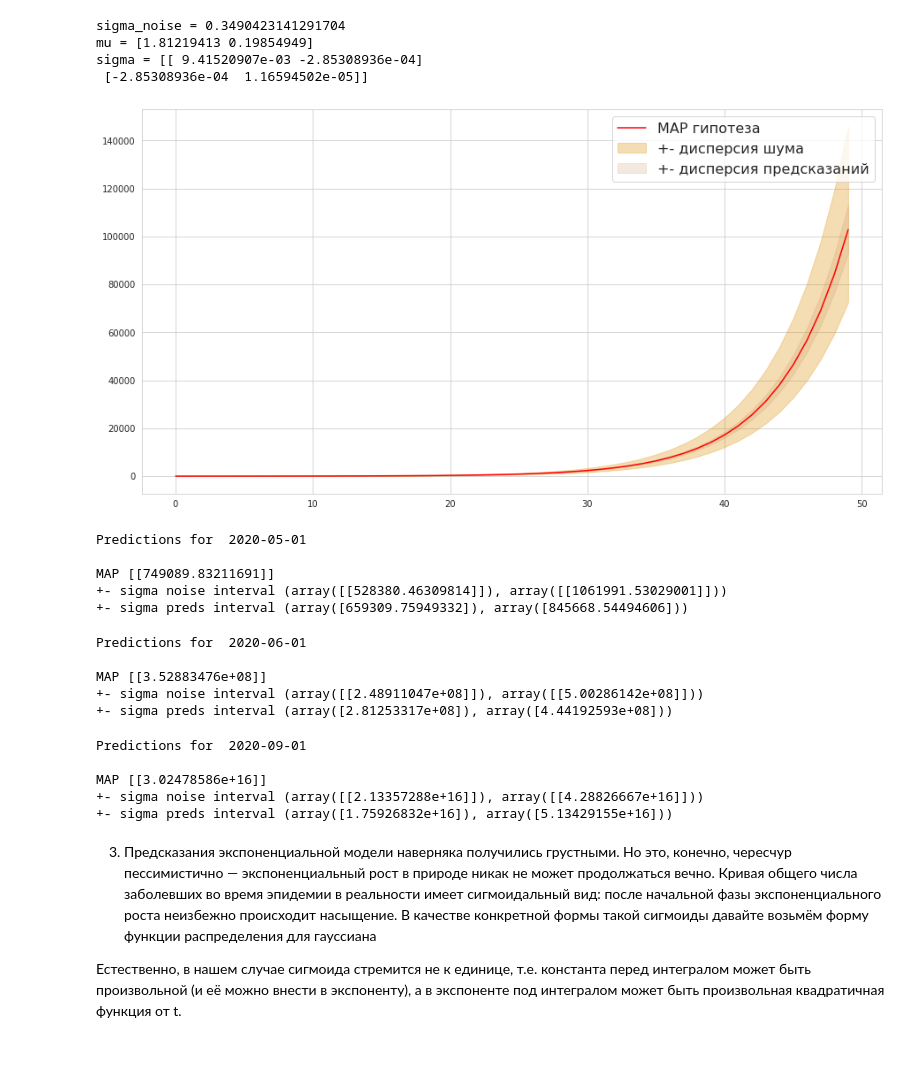
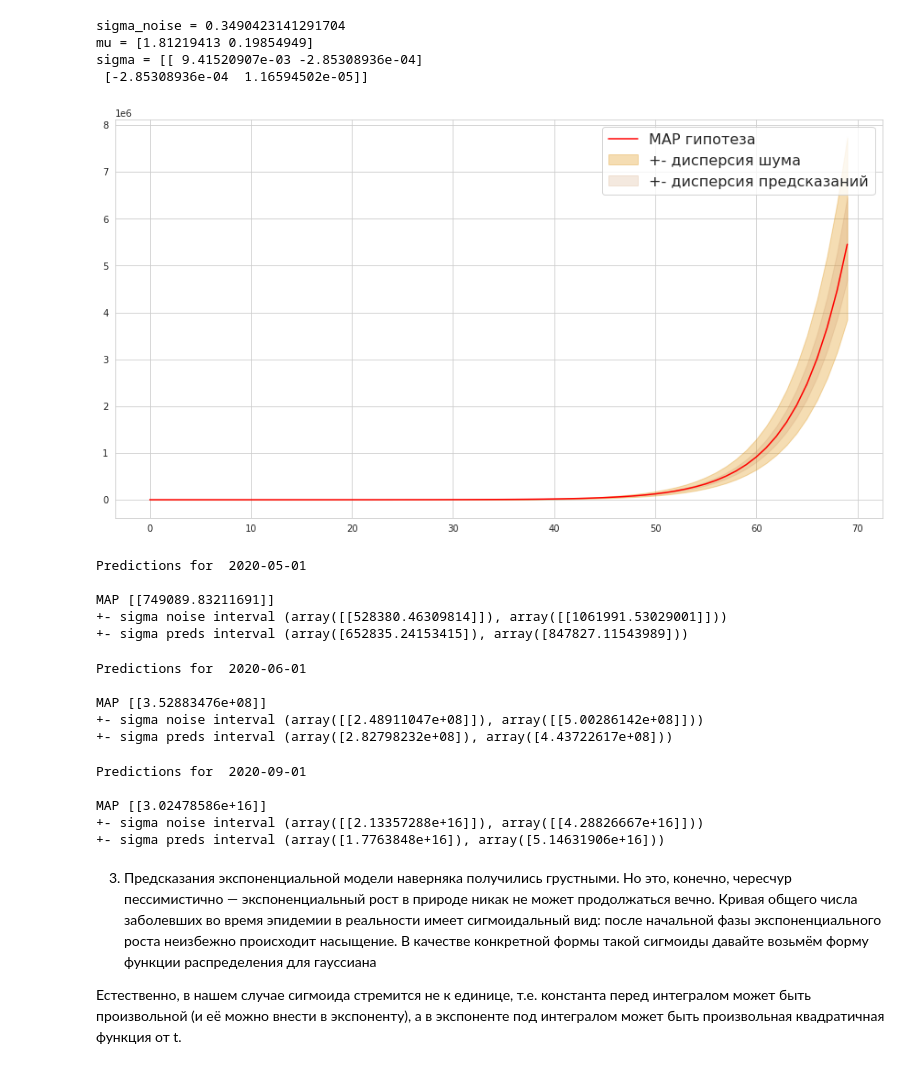
Before and after one commit to GimmeDanger/made-ml-adv, a Jupyter notebook: Hw-1-Nazarov-Vladimir.ipynb, the cells around one changed output. Saved outputs shown, nothing was run; the diff lists cells and outputs as text; code cells hidden in the pictures.

```diff
--- a/Hw-1-Nazarov-Vladimir.ipynb
+++ b/Hw-1-Nazarov-Vladimir.ipynb
@@ -184,7 +179,7 @@ def get_sigma_noise(y, y_pred):
     return np.std(y - y_pred)
 
 def bayesian_update(mu, sigma, x, y, sigma_noise=.25):
-    x_matrix = np.concatenate((np.ones(x.shape), x), axis=1)
+    x_matrix = np.concatenate((np.ones((len(x), 1)), x), axis=1)
     sigma_n = np.linalg.inv(np.linalg.inv(sigma) + (1 / (sigma_noise ** 2)) * np.matmul(np.transpose(x_matrix), x_matrix) )
     mu_n = np.matmul(sigma_n, np.matmul(np.linalg.inv(sigma), np.transpose(mu)) + (1 / (sigma_noise ** 2)) * np.matmul(np.transpose(x_matrix), y ) )
     return mu_n, sigma_n
@@ -212,35 +207,35 @@ def sample_statistics(mu, sigma, xs, n=20):
     res = np.zeros((n, xs.shape[0]))
     for i,w in enumerate(my_w):
         res[i,:] = w[0] + w[1]*xs
     return res
 
 # helpers
 def compute_map(xs, mu):
     return np.exp(mu[1]*xs + mu[0])
 
 def compute_map_with_sigma_noise(xs, mu, noise):
     return np.exp(mu[1]*xs + mu[0] - noise), np.exp(mu[1]*xs + mu[0] + noise)
 
 def compute_map_with_sigma_preds(y_stats):
     return np.exp(np.mean(y_stats, axis=0) - np.std(y_stats, axis=0)), np.exp(np.mean(y_stats, axis=0) + np.std(y_stats, axis=0))
 
 # Нарисуем результат
 def plot_predictions(xs, mu, sigma, sigma_noise):
     y_pred_stats = sample_statistics(mu, sigma, xs, n=1000)
     xs = xs.reshape(xs.shape[0],)
     fig, ax = plt.subplots(figsize=figsize)
     ax.plot(xs, compute_map(xs, mu), color="red", label="MAP гипотеза")
 
     loy, hiy = compute_map_with_sigma_noise(xs, mu, sigma_noise)
     ax.fill_between(xs, loy, hiy, color=palette[1], alpha=.3, label="+- дисперсия шума")
 
     loy, hiy = compute_map_with_sigma_preds(y_pred_stats)
     ax.fill_between(xs, loy, hiy, color=palette[5], alpha=.2, label="+- дисперсия предсказаний")
     ax.legend(fontsize=legend_fontsize)
 
-plot_predictions(x, mu, sigma, sigma_noise)
+plot_predictions(x_full[:70], mu, sigma, sigma_noise)
 # %% [output]
-[figure, old version]
+[figure, new version]
 # %%
 def pred_distr(mu, sigma, sigma_noise, date_str):
     x_date = np.array([(df[df.date == date_str].index)])
@@ -256,7 +251,7 @@ Predictions for  2020-05-01
 
 MAP [[749089.83211691]]
 +- sigma noise interval (array([[528380.46309814]]), array([[1061991.53029001]]))
-+- sigma preds interval (array([659309.75949332]), array([845668.54494606]))
++- sigma preds interval (array([652835.24153415]), array([847827.11543989]))
 # %%
 pred_distr(mu, sigma, sigma_noise, '2020-06-01')
 # %% [output]
@@ -264,7 +259,7 @@ Predictions for  2020-06-01
 
 MAP [[3.52883476e+08]]
 +- sigma noise interval (array([[2.48911047e+08]]), array([[5.00286142e+08]]))
-+- sigma preds interval (array([2.81253317e+08]), array([4.44192593e+08]))
++- sigma preds interval (array([2.82798232e+08]), array([4.43722617e+08]))
 # %%
 pred_distr(mu, sigma, sigma_noise, '2020-09-01')
 # %% [output]
@@ -272,7 +267,7 @@ Predictions for  2020-09-01
 
 MAP [[3.02478586e+16]]
 +- sigma noise interval (array([[2.13357288e+16]]), array([[4.28826667e+16]]))
-+- sigma preds interval (array([1.75926832e+16]), array([5.13429155e+16]))
++- sigma preds interval (array([1.7763848e+16]), array([5.14631906e+16]))
 # %% [markdown]
 3) Предсказания экспоненциальной модели наверняка получились грустными. Но это, конечно, чересчур пессимистично — экспоненциальный рост в природе никак не может продолжаться вечно. Кривая общего числа заболевших во время эпидемии в реальности имеет сигмоидальный вид: после начальной фазы экспоненциального роста неизбежно происходит насыщение. В качестве конкретной формы такой сигмоиды давайте возьмём форму функции распределения для гауссиана
 
```
Also changed, not shown: parts of 5 cells of this notebook.
